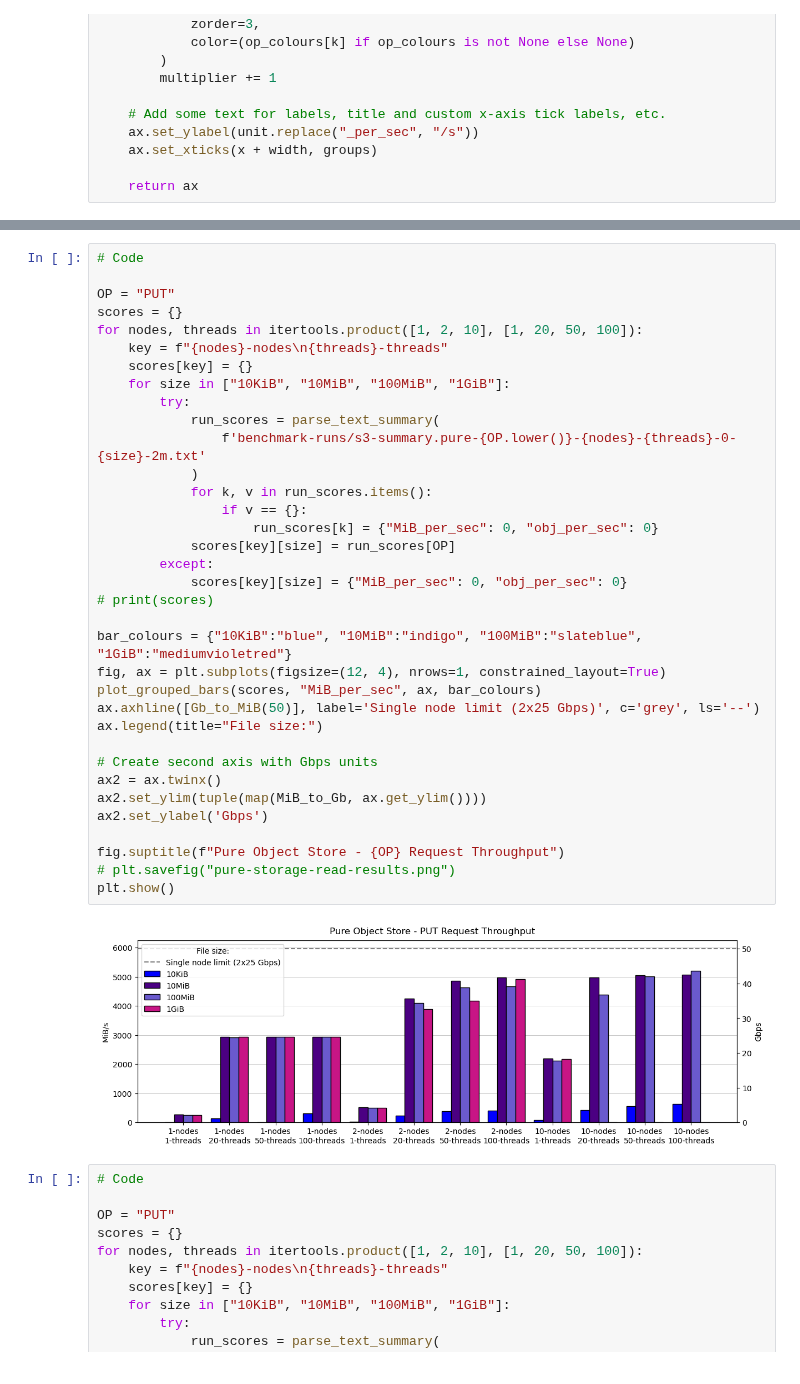
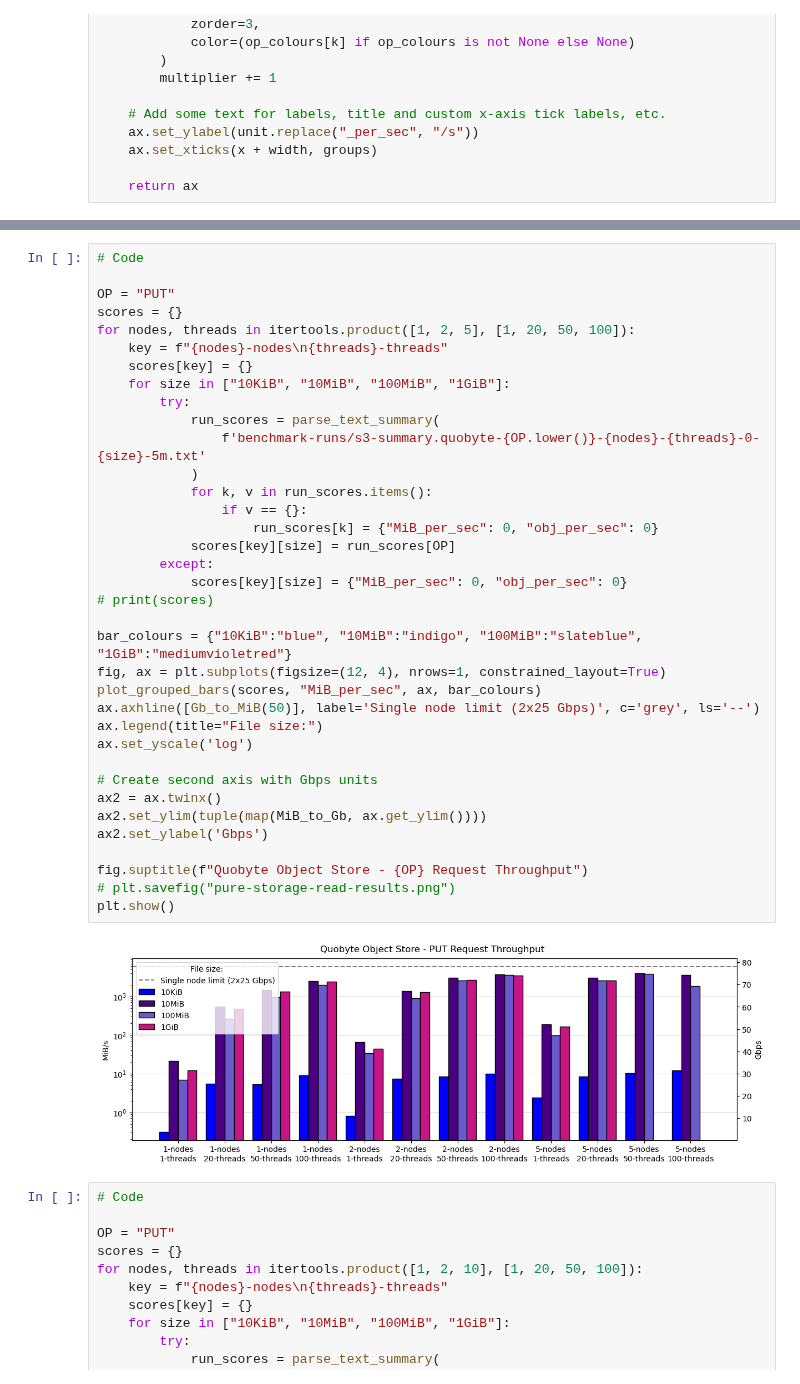
Before and after one commit to stackhpc/jasmin-fs-benchmark, a Jupyter notebook: s3-warp/Analysis-v2.ipynb, the cells around one changed output, grey strips where cells are left out. Drawn from its saved outputs; the diff is of its cells as text.

```diff
--- a/s3-warp/Analysis-v2.ipynb
+++ b/s3-warp/Analysis-v2.ipynb
@@ -194,38 +331,39 @@ plt.show()
 
 OP = "PUT"
 scores = {}
-for nodes, threads in itertools.product([1, 2, 10], [1, 20, 50, 100]):
+for nodes, threads in itertools.product([1, 2, 5], [1, 20, 50, 100]):
     key = f"{nodes}-nodes\n{threads}-threads"
     scores[key] = {}
     for size in ["10KiB", "10MiB", "100MiB", "1GiB"]:
         try:
             run_scores = parse_text_summary(
-                f'benchmark-runs/s3-summary.pure-{OP.lower()}-{nodes}-{threads}-0-{size}-2m.txt'
+                f'benchmark-runs/s3-summary.quobyte-{OP.lower()}-{nodes}-{threads}-0-{size}-5m.txt'
             )
             for k, v in run_scores.items():
                 if v == {}:
                     run_scores[k] = {"MiB_per_sec": 0, "obj_per_sec": 0}
             scores[key][size] = run_scores[OP]
         except:
             scores[key][size] = {"MiB_per_sec": 0, "obj_per_sec": 0}
 # print(scores)
 
 bar_colours = {"10KiB":"blue", "10MiB":"indigo", "100MiB":"slateblue", "1GiB":"mediumvioletred"}
 fig, ax = plt.subplots(figsize=(12, 4), nrows=1, constrained_layout=True)
 plot_grouped_bars(scores, "MiB_per_sec", ax, bar_colours)
 ax.axhline([Gb_to_MiB(50)], label='Single node limit (2x25 Gbps)', c='grey', ls='--')
 ax.legend(title="File size:")
+ax.set_yscale('log')
 
 # Create second axis with Gbps units
 ax2 = ax.twinx()
 ax2.set_ylim(tuple(map(MiB_to_Gb, ax.get_ylim())))
 ax2.set_ylabel('Gbps')
 
-fig.suptitle(f"Pure Object Store - {OP} Request Throughput")
+fig.suptitle(f"Quobyte Object Store - {OP} Request Throughput")
 # plt.savefig("pure-storage-read-results.png")
 plt.show()
 # %% [output]
-[figure, old version]
+[figure, new version]
 # %%
 # Code
 
```
Also changed, not shown: parts of 4 cells of this notebook, 3 other files.
